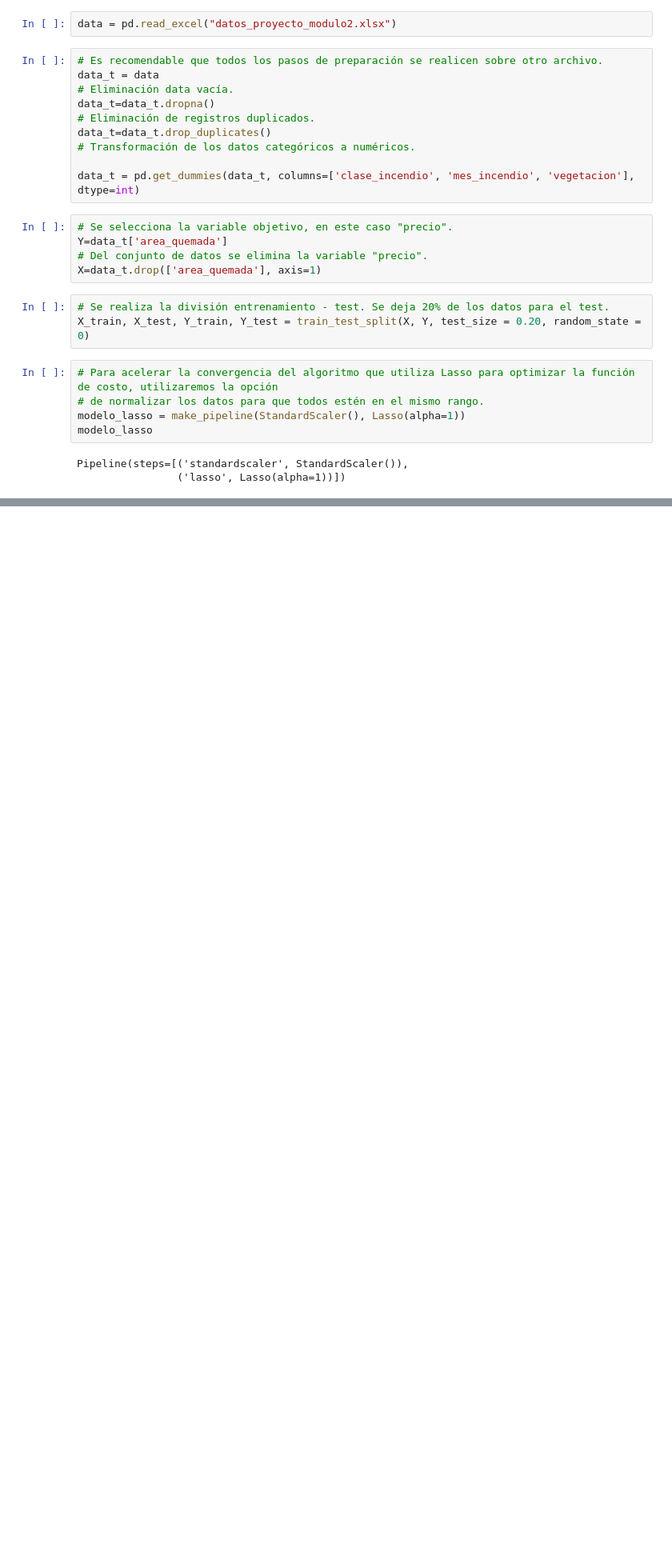
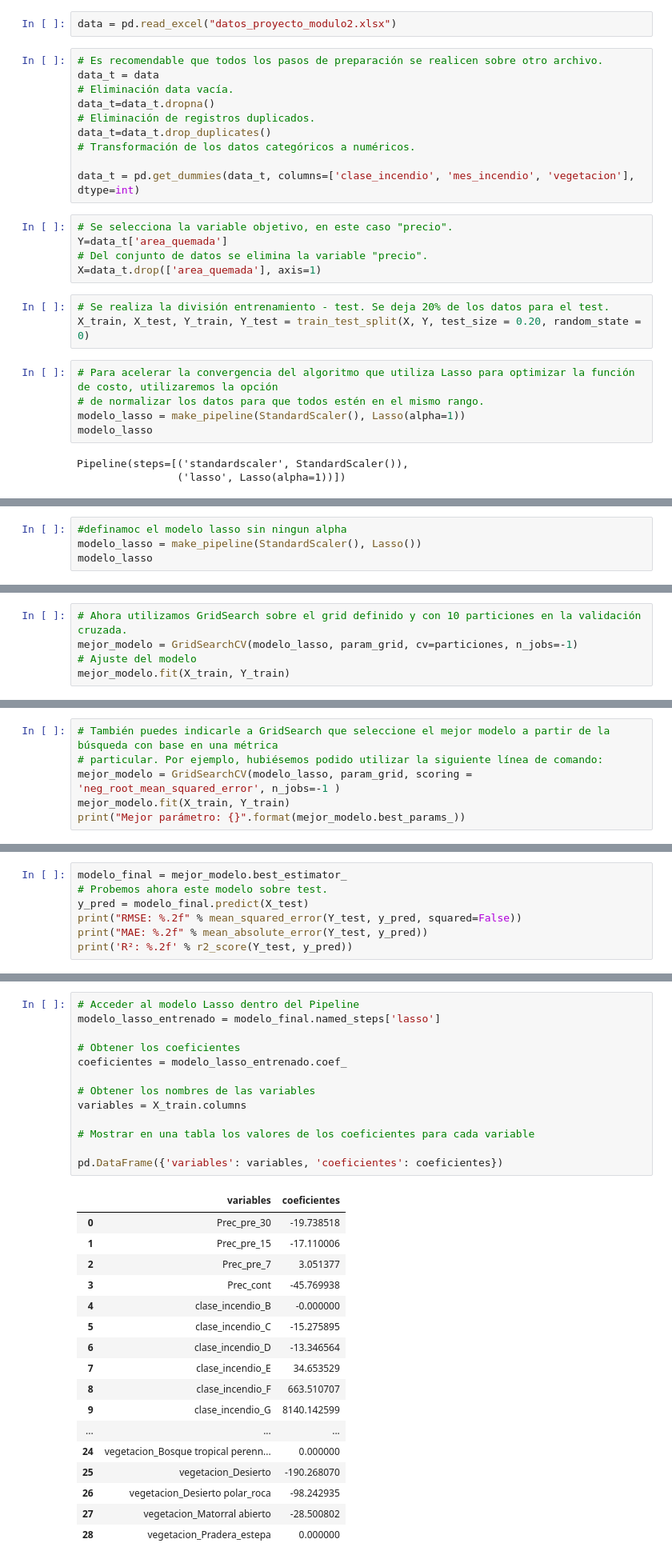
Before and after one commit to Haiber1994/Predecir_area_afectada, a Jupyter notebook: Regresion_Lasso.ipynb, the cells around one changed output, grey strips where cells are left out. Shown: that part at 80% size. Cells and saved outputs as stored; diff of their text form; blank space fills up the shorter version.

Commit message:
Modelo lasso completo

```diff
--- a/Regresion_Lasso.ipynb
+++ b/Regresion_Lasso.ipynb
@@ -46,0 +73,4 @@ Pipeline(steps=[('standardscaler', StandardScaler()),
+# %%
+#definamoc el modelo lasso sin ningun alpha
+modelo_lasso = make_pipeline(StandardScaler(), Lasso())
+modelo_lasso
@@ -46,0 +79,5 @@ Pipeline(steps=[('standardscaler', StandardScaler()),
+# %%
+# Ahora utilizamos GridSearch sobre el grid definido y con 10 particiones en la validación cruzada.
+mejor_modelo = GridSearchCV(modelo_lasso, param_grid, cv=particiones, n_jobs=-1)
+# Ajuste del modelo
+mejor_modelo.fit(X_train, Y_train)
@@ -46,0 +94,6 @@ Pipeline(steps=[('standardscaler', StandardScaler()),
+# %%
+# También puedes indicarle a GridSearch que seleccione el mejor modelo a partir de la búsqueda con base en una métrica
+# particular. Por ejemplo, hubiésemos podido utilizar la siguiente línea de comando:
+mejor_modelo = GridSearchCV(modelo_lasso, param_grid, scoring = 'neg_root_mean_squared_error', n_jobs=-1 )
+mejor_modelo.fit(X_train, Y_train)
+print("Mejor parámetro: {}".format(mejor_modelo.best_params_))
@@ -46,0 +102,7 @@ Pipeline(steps=[('standardscaler', StandardScaler()),
+# %%
+modelo_final = mejor_modelo.best_estimator_
+# Probemos ahora este modelo sobre test.
+y_pred = modelo_final.predict(X_test)
+print("RMSE: %.2f" % mean_squared_error(Y_test, y_pred, squared=False))
+print("MAE: %.2f" % mean_absolute_error(Y_test, y_pred))
+print('R²: %.2f' % r2_score(Y_test, y_pred))
@@ -46,0 +116,31 @@ Pipeline(steps=[('standardscaler', StandardScaler()),
+# %%
+# Acceder al modelo Lasso dentro del Pipeline
+modelo_lasso_entrenado = modelo_final.named_steps['lasso']
+
+# Obtener los coeficientes
+coeficientes = modelo_lasso_entrenado.coef_
+
+# Obtener los nombres de las variables
+variables = X_train.columns
+
+# Mostrar en una tabla los valores de los coeficientes para cada variable
+
+pd.DataFrame({'variables': variables, 'coeficientes': coeficientes})
+# %% [output]
+|  | variables | coeficientes |
+| 0 | Prec_pre_30 | -19.738518 |
+| 1 | Prec_pre_15 | -17.110006 |
+| 2 | Prec_pre_7 | 3.051377 |
+| 3 | Prec_cont | -45.769938 |
+| 4 | clase_incendio_B | -0.000000 |
+| 5 | clase_incendio_C | -15.275895 |
+| 6 | clase_incendio_D | -13.346564 |
+| 7 | clase_incendio_E | 34.653529 |
+| 8 | clase_incendio_F | 663.510707 |
+| 9 | clase_incendio_G | 8140.142599 |
+| ... | ... | ... |
+| 24 | vegetacion_Bosque tropical perenn... | 0.000000 |
+| 25 | vegetacion_Desierto | -190.268070 |
+| 26 | vegetacion_Desierto polar_roca | -98.242935 |
+| 27 | vegetacion_Matorral abierto | -28.500802 |
+| 28 | vegetacion_Pradera_estepa | 0.000000 |
```
Also changed, not shown: parts of 11 cells of this notebook.
